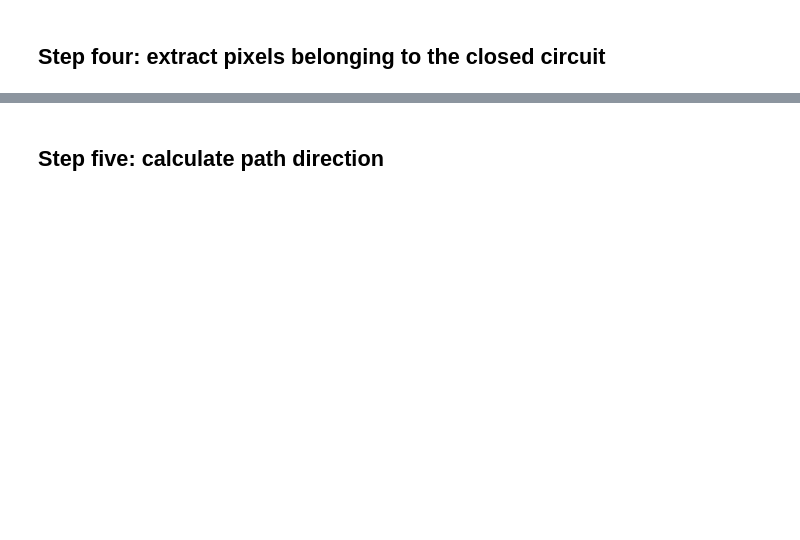
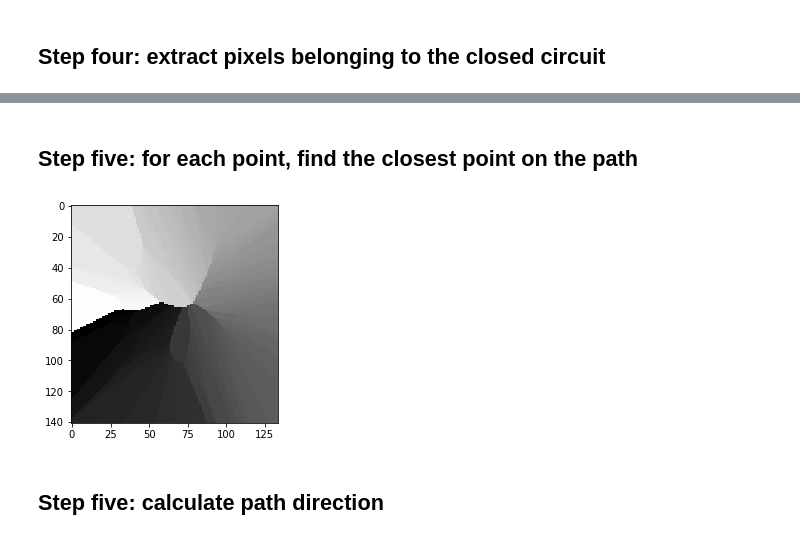
Before and after one commit to KNR-Selfie/selfie_f1tenth, a Jupyter notebook: selfie_map_processing/path_generation.ipynb, the cells around one changed output, grey strips where cells are left out. Cells and saved outputs as stored; diff of their text form; code cells hidden in the pictures; blank space fills up the shorter version.

```diff
--- a/selfie_map_processing/path_generation.ipynb
+++ b/selfie_map_processing/path_generation.ipynb
@@ -109,3 +117,18 @@ plt.show()
+# %% [markdown]
+## Step five: for each point, find the closest point on the path
+# %%
+def get_closest_index(y, x):
+    point = (x, y)
+
+    return np.argmin(np.sum(np.square(np.array(point) - path), 1))
+
+get_closest_indices = np.vectorize(get_closest_index)
+closests_img = np.fromfunction(get_closest_indices, skeleton.shape)
+
+plt.imshow(closests_img, cmap='gray')
+plt.show()
+# %% [output]
+[figure, added]
 # %% [markdown]
 ## Step five: calculate path direction
 # %%
```
Also changed, not shown: parts of 7 cells of this notebook, 1 other file.
